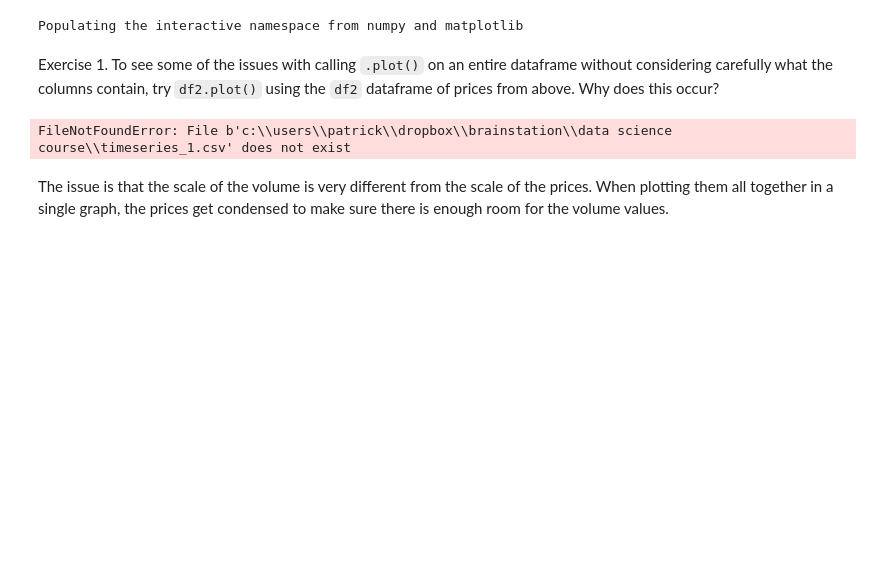
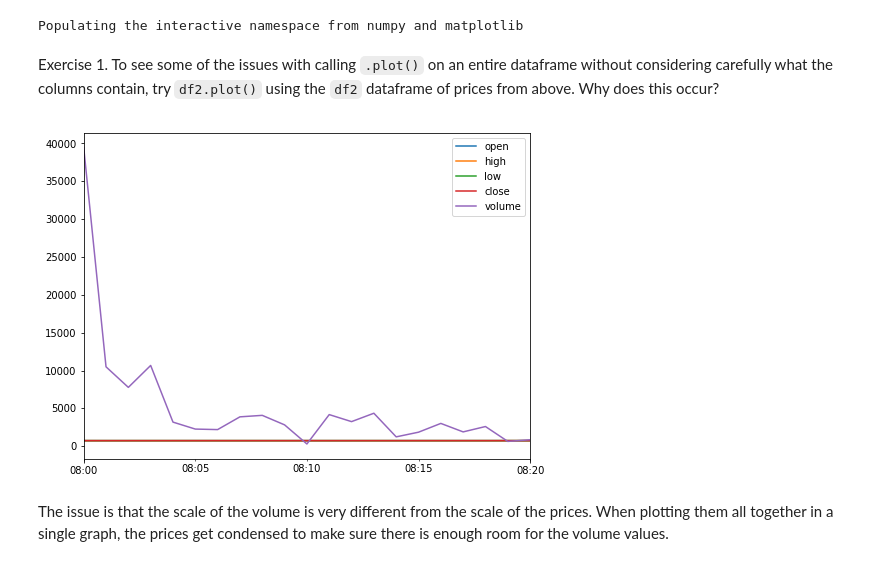
Before and after one commit to taraahmadi/Data-Science, a Jupyter notebook: Data+Visualization+Examples.ipynb, the cells around one changed output. Cells and saved outputs as stored; diff of their text form; code cells hidden in the pictures; blank space fills up the shorter version.

```diff
--- a/Data+Visualization+Examples.ipynb
+++ b/Data+Visualization+Examples.ipynb
@@ -15,11 +15,11 @@ Populating the interactive namespace from numpy and matplotlib
 # %% [markdown]
 Exercise 1. To see some of the issues with calling `.plot()` on an entire dataframe without considering carefully what the columns contain, try `df2.plot()` using the `df2` dataframe of prices from above.  Why does this occur?
 # %%
-df2 = pd.read_csv('timeseries_1.csv',index_col=0,parse_dates=True)
+df2 = pd.read_csv('/Users/taraahmadi/Documents/GitHub/Data-Science/timeseries_1.csv',index_col=0,parse_dates=True)
 
-fd2.plot();
+df2.plot();
 # %% [output]
-FileNotFoundError: File b'c:\\users\\patrick\\dropbox\\brainstation\\data science course\\timeseries_1.csv' does not exist
+[figure, added]
 # %% [markdown]
 The issue is that the scale of the volume is very different from the scale of the prices. When plotting them all together in a single graph, the prices get condensed to make sure there is enough room for the volume values.
 # %%
```
Also changed, not shown: parts of 4 cells of this notebook, 3 other files.
